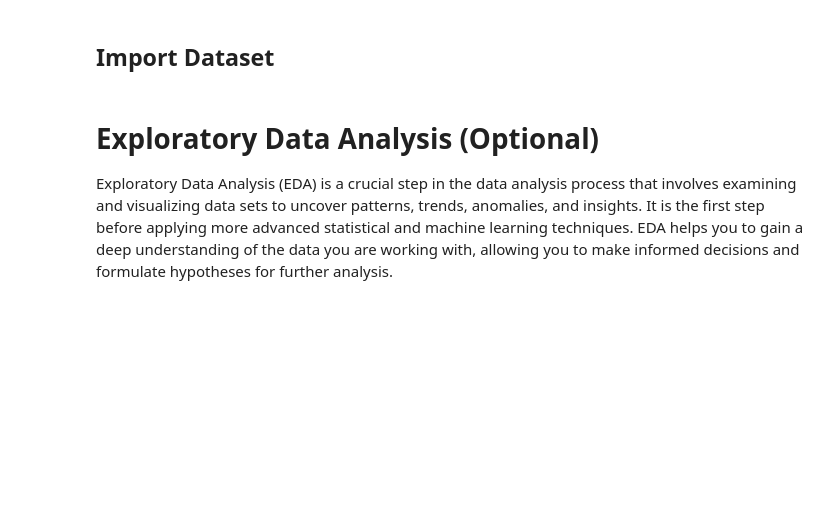
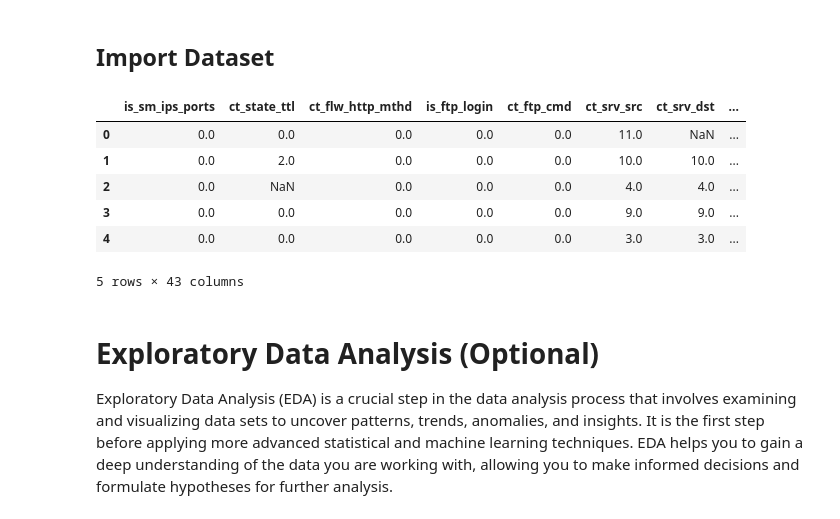
Before and after one commit to fauzanazz/cabAI-TubesAI2, a Jupyter notebook: src/main.ipynb, the cells around one changed output. Drawn from its saved outputs; the diff is of its cells as text; code cells hidden in the pictures; blank space fills up the shorter version.

```diff
--- a/src/main.ipynb
+++ b/src/main.ipynb
@@ -24,58 +41,69 @@ additional_features_file = '1AmeA5tzBijKDgDbAo3s6bgXcPdpS8m0J'
 basic_features_file = '1sZwaDBZobfYcF1YOKCk0bBM6TIVhuiJ0'
 content_features_file = '1uk7WHpepvIOp16aUNVBEy0JX9t1crXzQ'
 flow_features_file = '1eukApAaHYUWlXE-axWQWJSoauIEx33yE'
 labels_file = '1eP0GODDpGkNYyywx4pQlfvHzieXfY55T'
 time_features_file = '11ntLkX9qjYYyfA8xG790FjD2TXr0rSw9'
 # UNSW_NB15_features_file = '1V292ulYQgH7sbSHXPbSgF9QZwK5DCujI'
 
-# additional_features_test_file = '1j5TBOwp7CeJv6AMaOITRjx41xmt51Wrz'
-# basic_features_test_file = '1zXQWmfMu12c90OYzcnn2En5jsm95QNLv'
-# content_features_test_file = '1KHiY0f4YfAlWRZ-FUY1jBpdP-fo1ab4T'
-# flow_features_test_file = '1MG5-tlaV2eQu4Nmm1FLiuSCxor_82LEi'
-# # labels_test_file = 'doesnt exists'
-# time_features_test_file = '1eP0GODDpGkNYyywx4pQlfvHzieXfY55T'
-# UNSW_NB15_features_test_file = '1_ppYX2lerIu852KzMjG3tXyu4qqzoFUd'
+additional_features_test_file = '1j5TBOwp7CeJv6AMaOITRjx41xmt51Wrz'
+basic_features_test_file = '1zXQWmfMu12c90OYzcnn2En5jsm95QNLv'
+content_features_test_file = '1KHiY0f4YfAlWRZ-FUY1jBpdP-fo1ab4T'
+flow_features_test_file = '1MG5-tlaV2eQu4Nmm1FLiuSCxor_82LEi'
+# labels_test_file = 'doesnt exists'
+time_features_test_file = '1eP0GODDpGkNYyywx4pQlfvHzieXfY55T'
+UNSW_NB15_features_test_file = '1_ppYX2lerIu852KzMjG3tXyu4qqzoFUd'
 
 additional_features_df = pd.read_csv(f'https://drive.google.com/uc?id={additional_features_file}')
 basic_features_df = pd.read_csv(f'https://drive.google.com/uc?id={basic_features_file}')
 content_features_df = pd.read_csv(f'https://drive.google.com/uc?id={content_features_file}')
 flow_features_df = pd.read_csv(f'https://drive.google.com/uc?id={flow_features_file}')
 labels_features_df = pd.read_csv(f'https://drive.google.com/uc?id={labels_file}')
 time_features_df = pd.read_csv(f'https://drive.google.com/uc?id={time_features_file}')
 # UNSW_NB15_features_df = pd.read_csv(f'https://drive.google.com/uc?id={UNSW_NB15_features_file}')
 
-# additional_features_test = pd.read_csv(f'https://drive.google.com/uc?id={additional_features_test_file}')
-# basic_features_test = pd.read_csv(f'https://drive.google.com/uc?id={basic_features_test_file}')
-# content_features_test = pd.read_csv(f'https://drive.google.com/uc?id={content_features_test_file}')
-# flow_features_test = pd.read_csv(f'https://drive.google.com/uc?id={flow_features_test_file}')
-# # labels_test = pd.read_csv(f'https://drive.google.com/uc?id={labels_test_file}')
-# time_features_test = pd.read_csv(f'https://drive.google.com/uc?id={time_features_test_file}')
-# UNSW_NB15_features_test = pd.read_csv(f'https://drive.google.com/uc?id={UNSW_NB15_features_test_file}')
+additional_features_test = pd.read_csv(f'https://drive.google.com/uc?id={additional_features_test_file}')
+basic_features_test = pd.read_csv(f'https://drive.google.com/uc?id={basic_features_test_file}')
+content_features_test = pd.read_csv(f'https://drive.google.com/uc?id={content_features_test_file}')
+flow_features_test = pd.read_csv(f'https://drive.google.com/uc?id={flow_features_test_file}')
+# labels_test = pd.read_csv(f'https://drive.google.com/uc?id={labels_test_file}')
+time_features_test = pd.read_csv(f'https://drive.google.com/uc?id={time_features_test_file}')
+UNSW_NB15_features_test = pd.read_csv(f'https://drive.google.com/uc?id={UNSW_NB15_features_test_file}')
 
 datasets = {
     'additional_features': additional_features_df,
     'basic_features': basic_features_df,
     'content_features': content_features_df,
     'flow_features': flow_features_df,
     'labels_features': labels_features_df,
     'time_features': time_features_df,
     # 'UNSW_NB15_features': UNSW_NB15_features_df
 }
-# test_datasets = {
-#     'additional_features_test': additional_features_test,
-#     'basic_features_test': basic_features_test,
-#     'content_features_test': content_features_test,
-#     'flow_features_test': flow_features_test,
-#     # 'labels_test': labels_test,
-#     'time_features_test': time_features_test,
-#     'UNSW_NB15_features': UNSW_NB15_features_test
-# }
+test_datasets = {
+    'additional_features_test': additional_features_test,
+    'basic_features_test': basic_features_test,
+    'content_features_test': content_features_test,
+    'flow_features_test': flow_features_test,
+    # 'labels_test': labels_test,
+    'time_features_test': time_features_test,
+    'UNSW_NB15_features': UNSW_NB15_features_test
+}
 
 for key, dataset in datasets.items():
   dataset.head()
 
-# for key, dataset in test_datasets.items():
-#   dataset.head()
+merged_dataset = reduce(lambda left, right: pd.merge(left, right, on='id', how='outer'), datasets.values())
+merged_dataset = merged_dataset.drop(columns=['label'])
+merged_dataset.head()
+for key, dataset in test_datasets.items():
+  dataset.head()
+# %% [output]
+|  | is_sm_ips_ports | ct_state_ttl | ct_flw_http_mthd | is_ftp_login | ct_ftp_cmd | ct_srv_src | ct_srv_dst | ... |
+| 0 | 0.0 | 0.0 | 0.0 | 0.0 | 0.0 | 11.0 | NaN | ... |
+| 1 | 0.0 | 2.0 | 0.0 | 0.0 | 0.0 | 10.0 | 10.0 | ... |
+| 2 | 0.0 | NaN | 0.0 | 0.0 | 0.0 | 4.0 | 4.0 | ... |
+| 3 | 0.0 | 0.0 | 0.0 | 0.0 | 0.0 | 9.0 | 9.0 | ... |
+| 4 | 0.0 | 0.0 | 0.0 | 0.0 | 0.0 | 3.0 | 3.0 | ... |
+5 rows × 43 columns
 # %% [markdown]
 # Exploratory Data Analysis (Optional)
 
```
Also changed, not shown: parts of 24 cells of this notebook.
